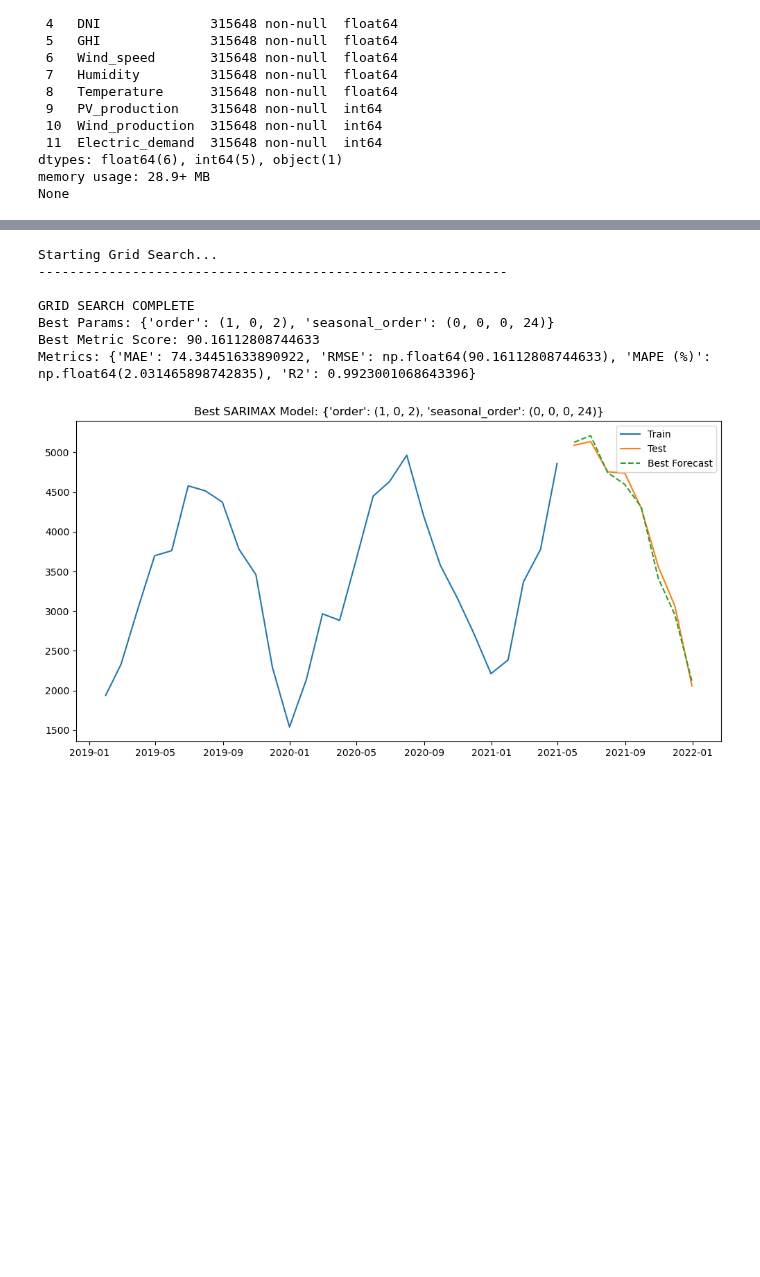
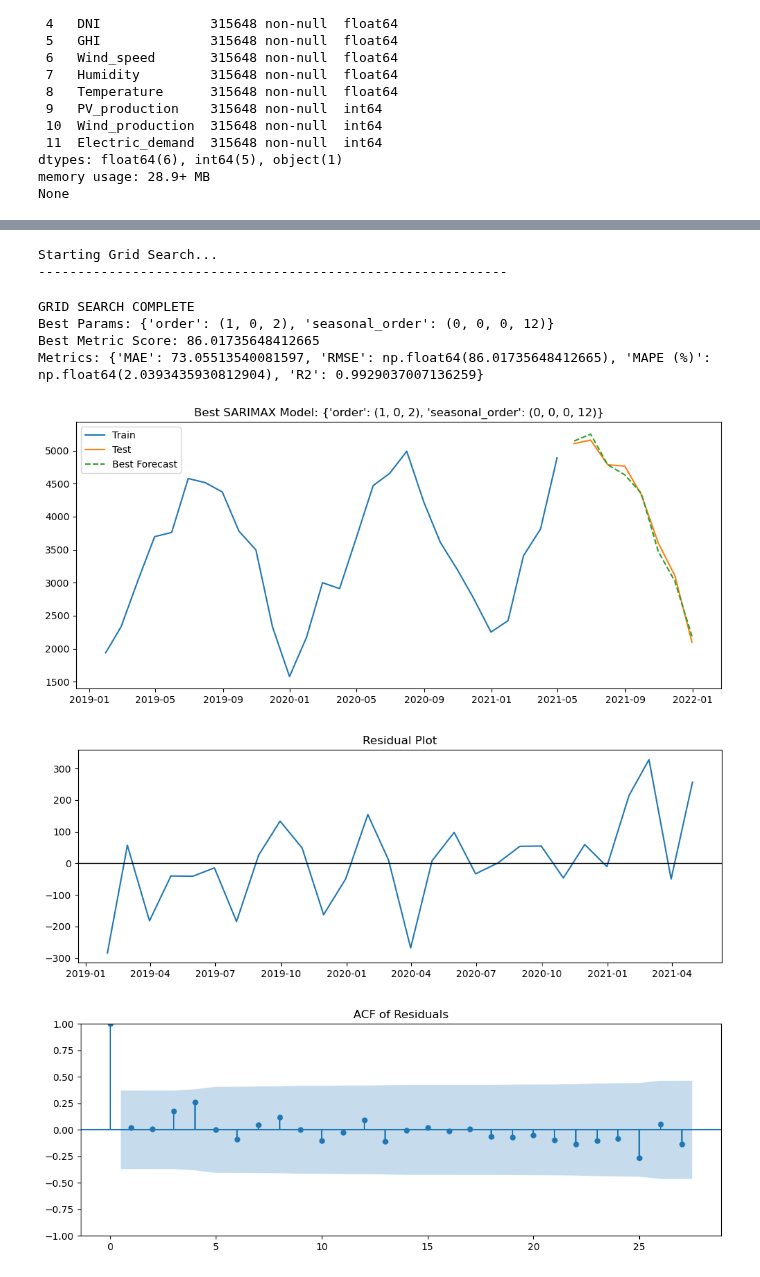
Before and after one commit to chandaluri786/Electricity-Demand-and-Generation-Forecast, a Jupyter notebook: ModelBuilding (1).ipynb, the cells around one changed output, grey strips where cells are left out. Saved outputs shown, nothing was run; the diff lists cells and outputs as text; code cells hidden in the pictures; blank space fills up the shorter version.

```diff
--- a/ModelBuilding (1).ipynb
+++ b/ModelBuilding (1).ipynb
@@ -155,6 +168,10 @@ df['Month'] = df.index.month
 df['Year'] = df.index.year
 df['Date'] = df.index.date
 
+# Removing negative values in energy production series
+df['PV_production'] = abs(df['PV_production'])
+df['Wind_production'] = abs(df['Wind_production'])
+
 # Combining the energy generated by both sources
 df['Energy_produced'] = df['PV_production'] + df['Wind_production']
 # %% [output]
@@ -204,16 +213,17 @@ Metrics: {'MAE': 224.65175709367549, 'RMSE': np.float64(308.96116223129764), 'MA
 # %%
 # pv production with exogenous attributes
-pv_exo_var = ['DHI', 'DNI', 'GHI', 'Temperature']
+pv_exo_var = ['DHI', 'DNI', 'GHI', 'Temperature','Humidity']
 pv_x_best_model, pv_x_best_params, pv_x_best_forecast,pv_x_best_metrics= sarimax_grid_search(df['PV_production'].resample('M').mean(), df[pv_exo_var].resample('M').mean())
 # %% [output]
 Starting Grid Search...
 ------------------------------------------------------------
-
-GRID SEARCH COMPLETE
-Best Params: {'order': (1, 0, 2), 'seasonal_order': (0, 0, 0, 24)}
-Best Metric Score: 90.16112808744633
-Metrics: {'MAE': 74.34451633890922, 'RMSE': np.float64(90.16112808744633), 'MAPE (%)': np.float64(2.031465898742835), 'R2': 0.9923001068643396}
+GRID SEARCH COMPLETE
+Best Params: {'order': (1, 0, 2), 'seasonal_order': (0, 0, 0, 12)}
+Best Metric Score: 86.01735648412665
+Metrics: {'MAE': 73.05513540081597, 'RMSE': np.float64(86.01735648412665), 'MAPE (%)': np.float64(2.0393435930812904), 'R2': 0.9929037007136259}
-[figure, old version]
+[figure, new version]
+[figure, added]
+[figure, added]
 # %%
 # Wind forcasting without exogenous variables
 
```
Also changed, not shown: parts of 7 cells of this notebook.
